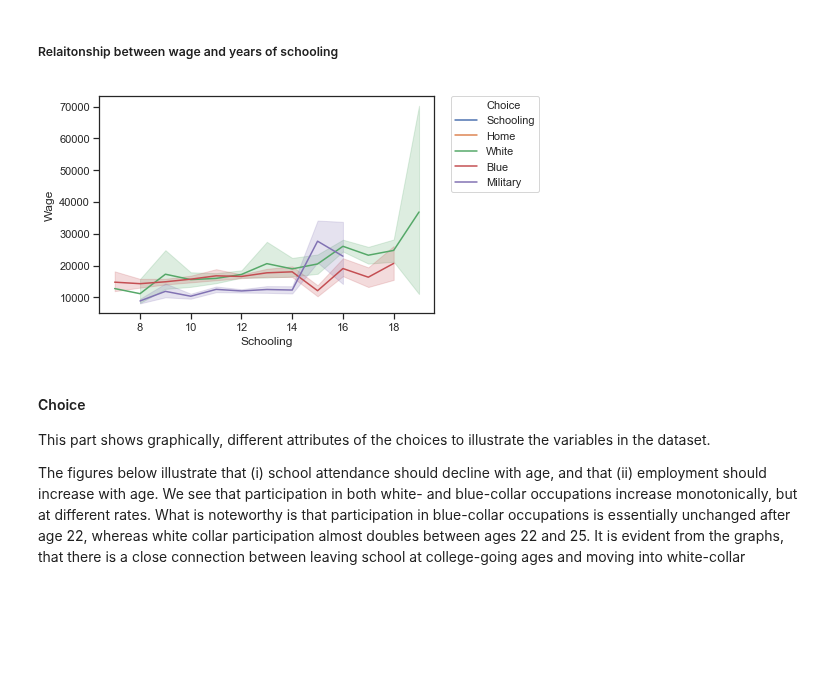
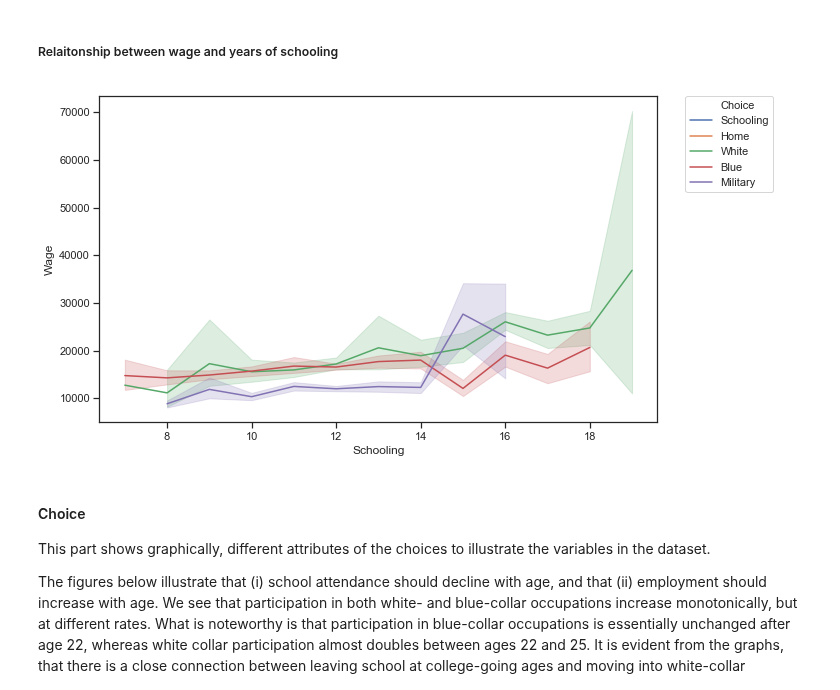
Before and after one commit to Yuleii/student-project-lindamaok899, a Jupyter notebook: student_project.ipynb, the cells around one changed output. Saved outputs shown, nothing was run; the diff lists cells and outputs as text; code cells hidden in the pictures; blank space fills up the shorter version.

```diff
--- a/student_project.ipynb
+++ b/student_project.ipynb
@@ -180,11 +174,12 @@ plt.show()
 # %% [markdown]
 ##### Relaitonship between wage and years of schooling
 # %%
+fig, ax = plt.subplots(figsize=(10, 6))
 sns.lineplot(x="Schooling", y="Wage", hue="Choice", data=df)
 plt.legend(bbox_to_anchor=(1.05, 1), loc=2, borderaxespad=0.)
 plt.show()
 # %% [output]
-[figure, old version]
+[figure, new version]
 # %% [markdown]
 #### Choice
 
```
Also changed, not shown: parts of 20 cells of this notebook, 2 other files.
